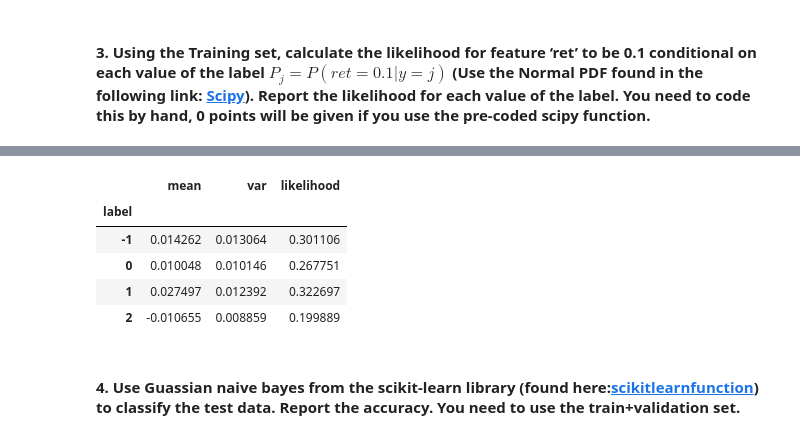
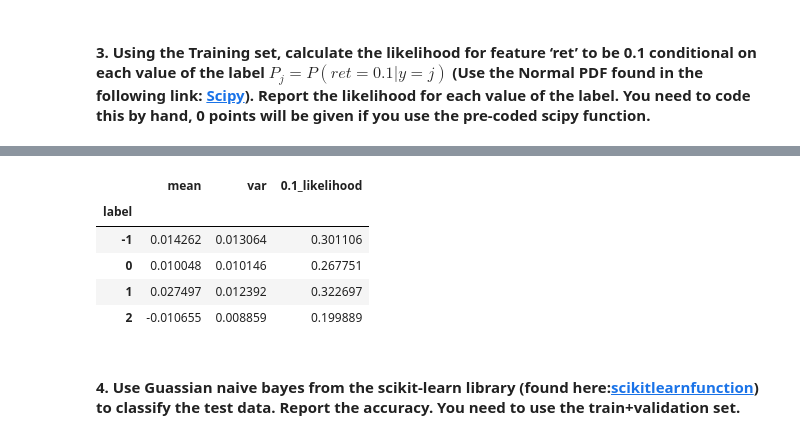
Before and after one commit to finateautomata/DataScience-IntroToML, a Jupyter notebook: Assignment/assignment 2/HW2_TengFei.ipynb, the cells around one changed output, grey strips where cells are left out. Cells and saved outputs as stored; diff of their text form; code cells hidden in the pictures.

```diff
--- a/Assignment/assignment 2/HW2_TengFei.ipynb
+++ b/Assignment/assignment 2/HW2_TengFei.ipynb
@@ -100,15 +88,15 @@ train_feature
 # %%
 train = dat_1.loc[dat_1['fyear'] == 2018]
 ret_mean = train.groupby(['label']).mean()['ret']
 ret_var = train.groupby(['label']).var()['ret']
 
 P = pd.DataFrame()
 P['mean'] = ret_mean
 P['var'] = ret_var
-P['likelihood'] = norm.pdf((0.1 - P['mean']) / np.sqrt(P['var']))
+P['0.1_likelihood'] = norm.pdf((0.1 - P['mean']) / np.sqrt(P['var']))
 P
 # %% [output]
-|  | mean | var | likelihood |
+|  | mean | var | 0.1_likelihood |
 | label |  |  |  |
 | -1 | 0.014262 | 0.013064 | 0.301106 |
 | 0 | 0.010048 | 0.010146 | 0.267751 |
```
Also changed, not shown: parts of 12 cells of this notebook, 10 other files.
